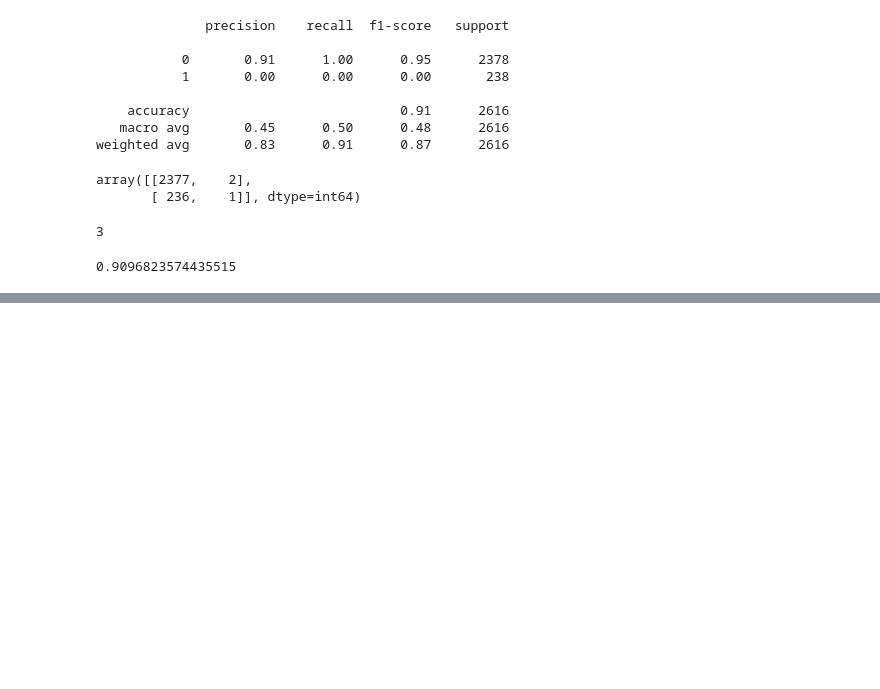
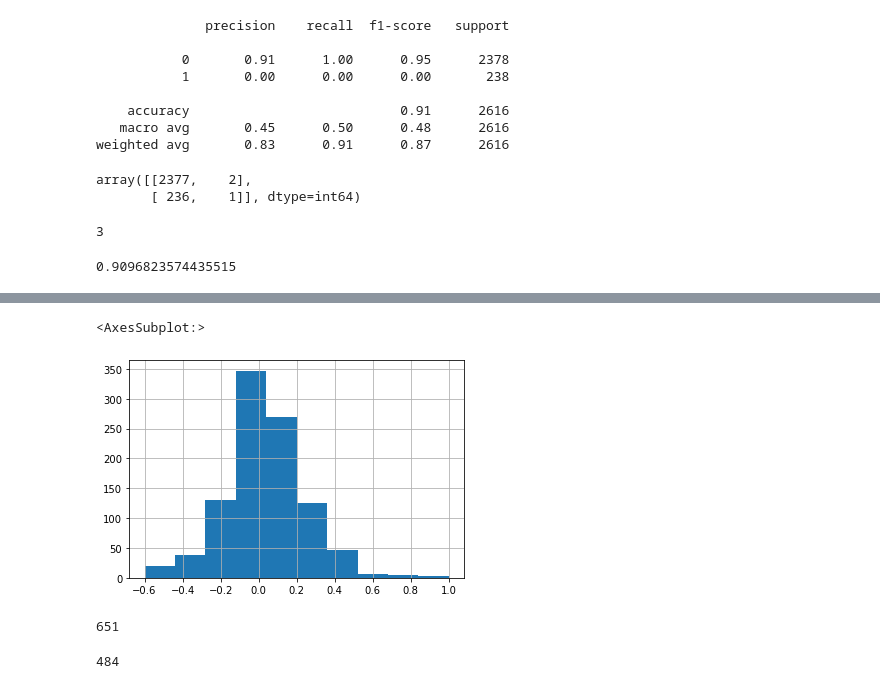
Before and after one commit to patoba/Patronizing_and_Condescending_Language_Detection, a Jupyter notebook: prueba_general.ipynb, the cells around one changed output, grey strips where cells are left out. Drawn from its saved outputs; the diff is of its cells as text; code cells hidden in the pictures; blank space fills up the shorter version.

```diff
--- a/prueba_general.ipynb
+++ b/prueba_general.ipynb
@@ -112,0 +191,3 @@ sum(labels)
+# %%
+data_label_cond = data_sentimiento[data_sentimiento['label'] == 1]
+data_label_cond
@@ -112,0 +208,13 @@ sum(labels)
+# %%
+data_label_cond.polarity.hist()
+# %% [output]
+<AxesSubplot:>
+[figure, added]
+# %%
+len(data_label_cond[data_label_cond['polarity'] >= 0])
+# %% [output]
+651
+# %%
+len(data_label_cond[data_label_cond['polarity'] <= 0])
+# %% [output]
+484
```
Also changed, not shown: parts of 24 cells of this notebook.
